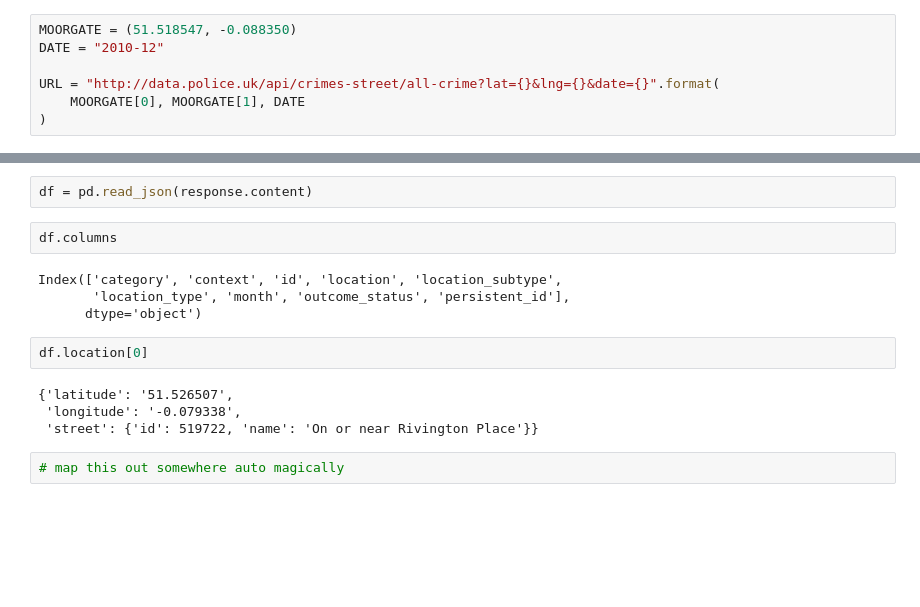
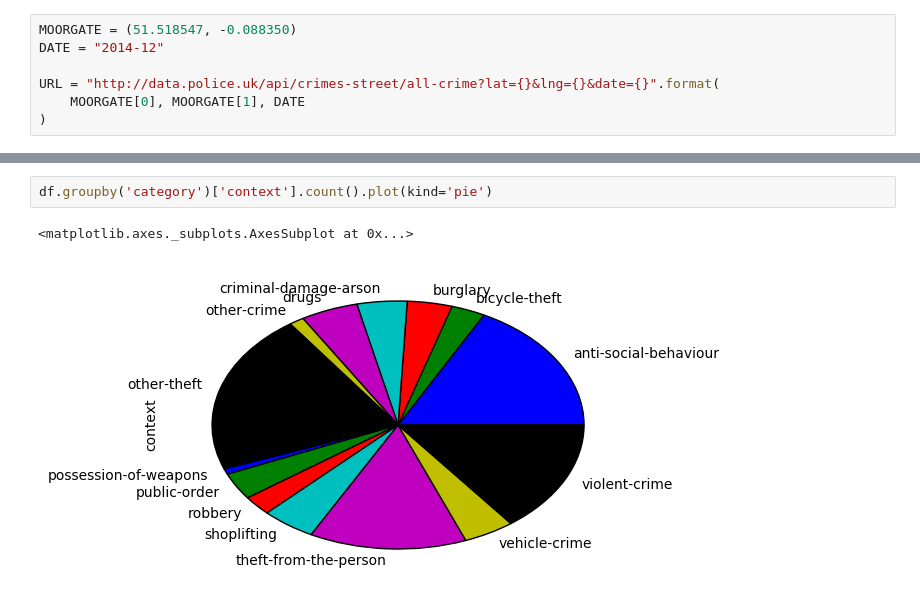
Before and after one commit to AndreaCrotti/jupyter, a Jupyter notebook: Crime.ipynb, the cells around one changed output, grey strips where cells are left out. Saved outputs shown, nothing was run; the diff lists cells and outputs as text; blank space fills up the shorter version.

```diff
--- a/Crime.ipynb
+++ b/Crime.ipynb
@@ -4,6 +7,6 @@ import pandas as pd
 # %%
 MOORGATE = (51.518547, -0.088350)
-DATE = "2010-12"
+DATE = "2014-12"
 
 URL = "http://data.police.uk/api/crimes-street/all-crime?lat={}&lng={}&date={}".format(
     MOORGATE[0], MOORGATE[1], DATE
@@ -13,16 +37,5 @@ response = requests.get(URL)
-# %%
-df = pd.read_json(response.content)
-# %%
-df.columns
-# %% [output]
-Index(['category', 'context', 'id', 'location', 'location_subtype',
-       'location_type', 'month', 'outcome_status', 'persistent_id'],
-      dtype='object')
-# %%
-df.location[0]
-# %% [output]
-{'latitude': '51.526507',
- 'longitude': '-0.079338',
- 'street': {'id': 519722, 'name': 'On or near Rivington Place'}}
-# %%
-# map this out somewhere auto magically
+# %%
+df.groupby('category')['context'].count().plot(kind='pie')
+# %% [output]
+<matplotlib.axes._subplots.AxesSubplot at 0x...>
+[figure, added]
```
Also changed, not shown: parts of 4 cells of this notebook.
